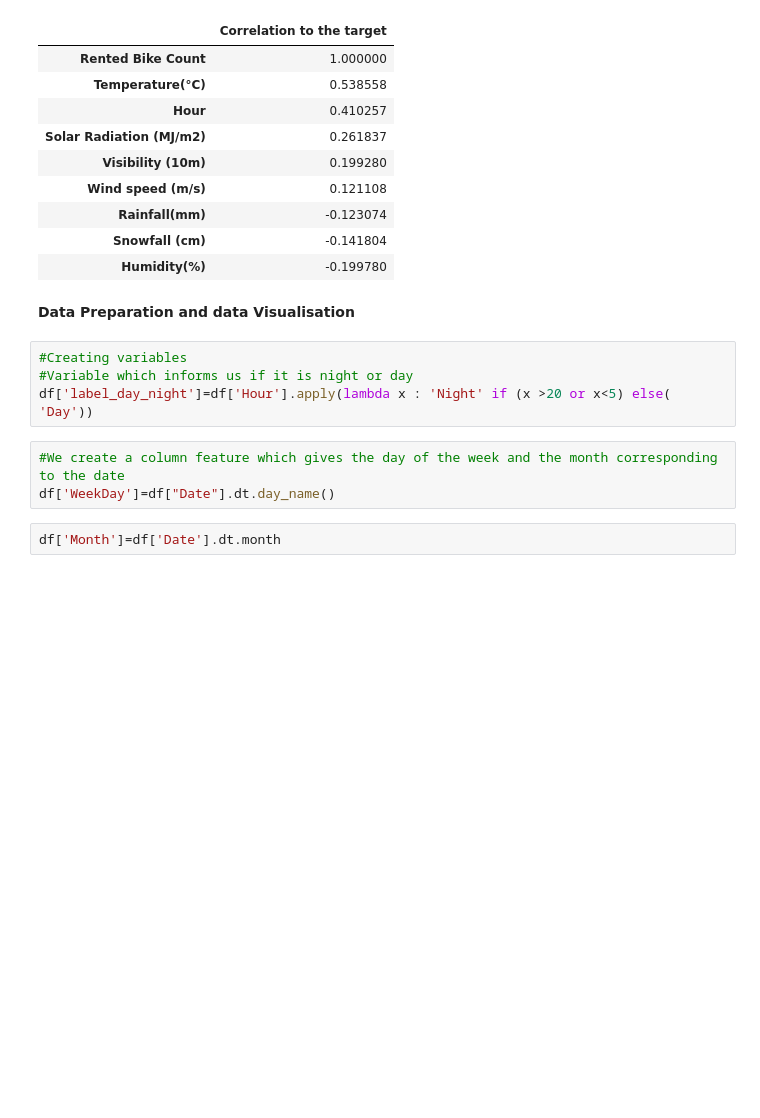
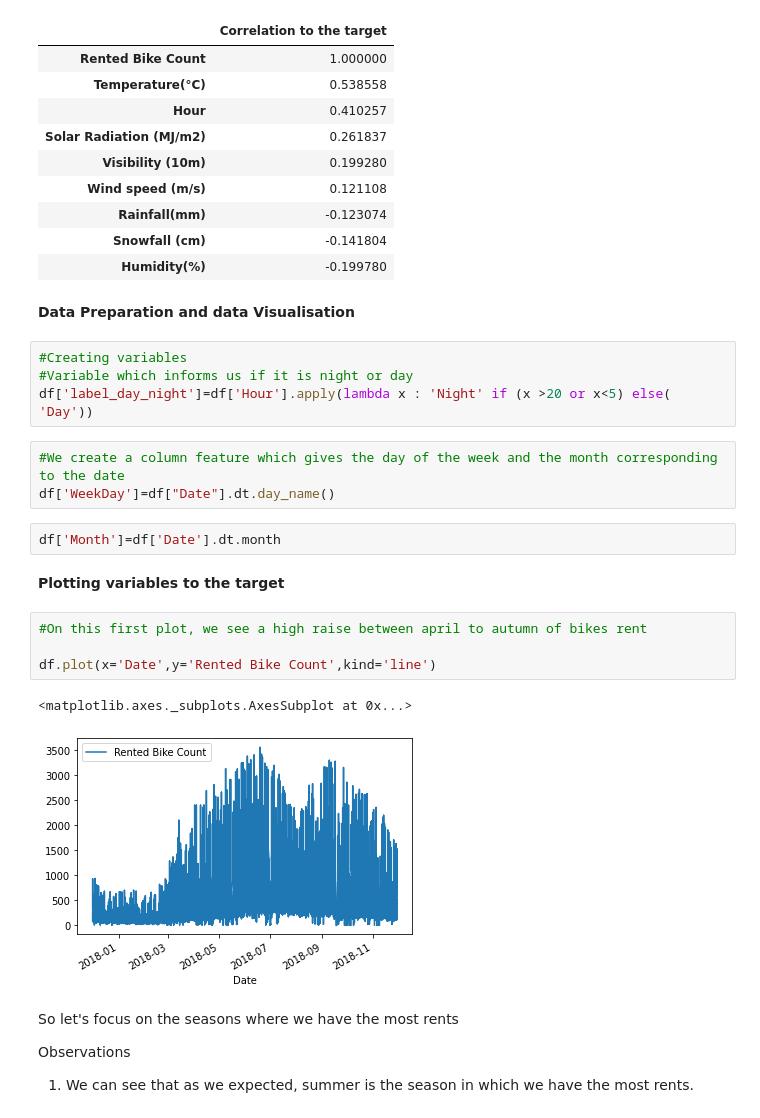
Before and after one commit to tnatani/Bike-sharing-demand-predication, a Jupyter notebook: Tushar_Natani_Bike_Sharing_Demand_Prediction_Capstone_Project.ipynb, the cells around one changed output. Drawn from its saved outputs; the diff is of its cells as text; blank space fills up the shorter version.

```diff
--- a/Tushar_Natani_Bike_Sharing_Demand_Prediction_Capstone_Project.ipynb
+++ b/Tushar_Natani_Bike_Sharing_Demand_Prediction_Capstone_Project.ipynb
@@ -235,3 +235,17 @@ df['label_day_night']=df['Hour'].apply(lambda x : 'Night' if (x >20 or x<5) else
 df['WeekDay']=df["Date"].dt.day_name()
 # %%
 df['Month']=df['Date'].dt.month
+# %% [markdown]
+**Plotting variables to the target**
+# %%
+#On this first plot, we see a high raise between april to autumn of bikes rent
+
+df.plot(x='Date',y='Rented Bike Count',kind='line')
+# %% [output]
+<matplotlib.axes._subplots.AxesSubplot at 0x...>
+[figure, added]
+# %% [markdown]
+So let's focus on the seasons where we have the most rents
+
+Observations
+1. We can see that as we expected, summer is the season in which we have the most rents.
```
Also changed, not shown: parts of 60 cells of this notebook.
